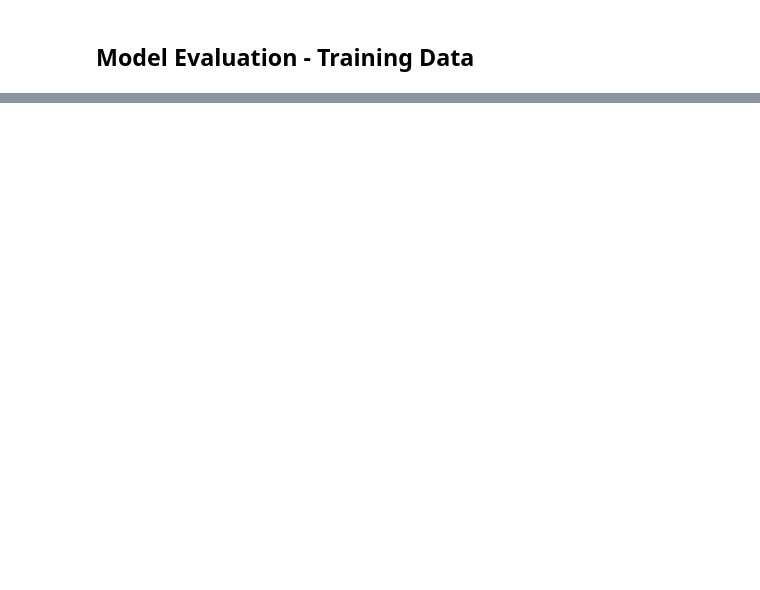
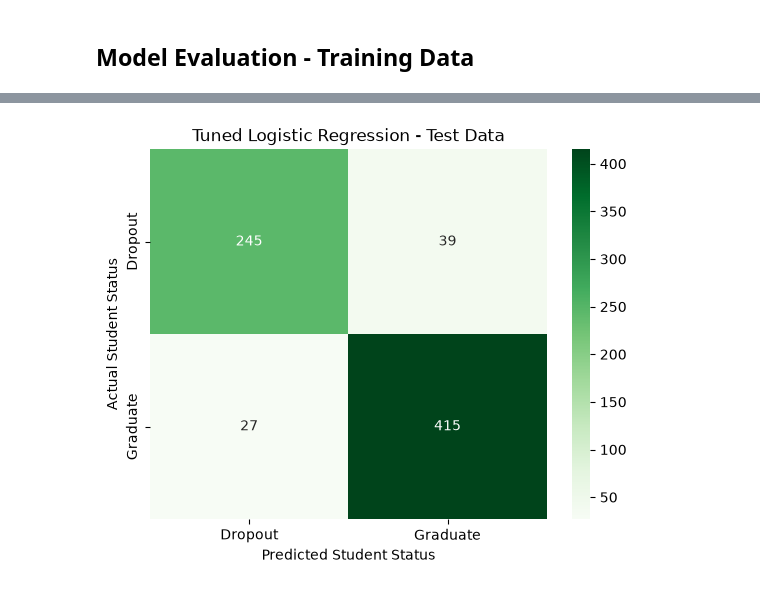
Before and after one commit to binds210-learn/mini_project_7, a Jupyter notebook: notebooks/logistic_regression_telma.ipynb, the cells around one changed output, grey strips where cells are left out. Cells and saved outputs as stored; diff of their text form; code cells hidden in the pictures; blank space fills up the shorter version.

```diff
--- a/notebooks/logistic_regression_telma.ipynb
+++ b/notebooks/logistic_regression_telma.ipynb
@@ -246,0 +381,4 @@ plt.show()
+# %%
+best_logistic_pipeline = grid_search.best_estimator_
+
+best_logistic_pipeline
@@ -246,0 +405,14 @@ plt.show()
+# %%
+y_test_pred = best_logistic_pipeline.predict(X_test)
+
+print("Test accuracy:",
+      round(accuracy_score(y_test, y_test_pred), 3))
+
+print("Precision (Dropout):",
+      round(precision_score(y_test, y_test_pred, pos_label="Dropout"), 3))
+
+print("Recall (Dropout):",
+      round(recall_score(y_test, y_test_pred, pos_label="Dropout"), 3))
+
+print("F1 (Dropout):",
+      round(f1_score(y_test, y_test_pred, pos_label="Dropout"), 3))
@@ -246,0 +437,24 @@ plt.show()
+# %%
+#confusion matrix
+
+cm_test = confusion_matrix(
+    y_test,
+    y_test_pred,
+    labels=["Dropout", "Graduate"]
+)
+
+sns.heatmap(
+    cm_test,
+    annot=True,
+    fmt="d",
+    cmap="Greens",
+    xticklabels=["Dropout", "Graduate"],
+    yticklabels=["Dropout", "Graduate"]
+)
+
+plt.title("Tuned Logistic Regression - Test Data")
+plt.xlabel("Predicted Student Status")
+plt.ylabel("Actual Student Status")
+plt.show()
+# %% [output]
+[figure, added]
```
Also changed, not shown: parts of 48 cells of this notebook, 7 other files.
